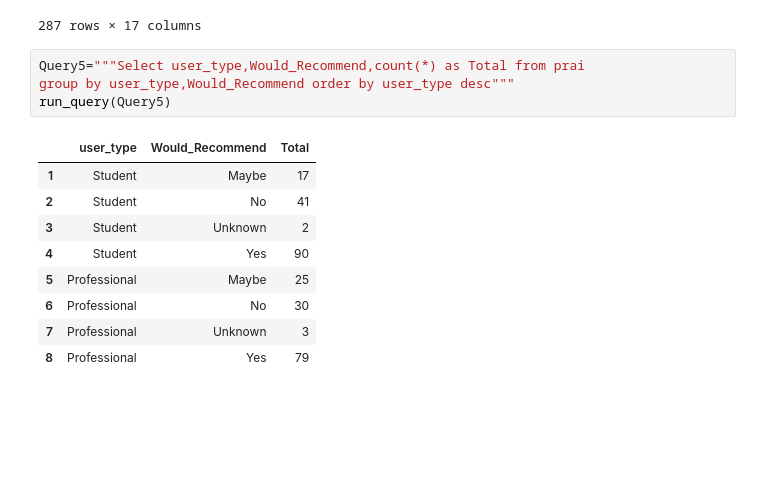
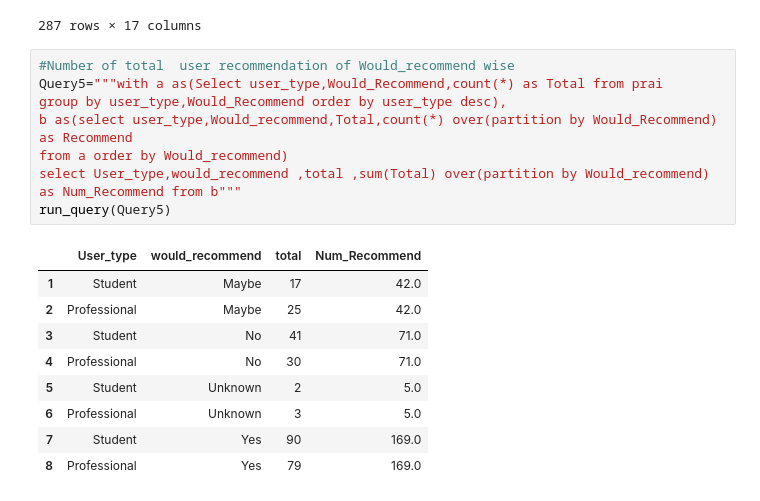
Before and after one commit to Ansh-3121/Ai-usages-impact-on-student-and-professionals, a Jupyter notebook: SqlQueries.ipynb, the cells around one changed output. Drawn from its saved outputs; the diff is of its cells as text; blank space fills up the shorter version.

Commit message:
Analysis recommendation

```diff
--- a/SqlQueries.ipynb
+++ b/SqlQueries.ipynb
@@ -81,16 +87,20 @@ run_query(Query4)
 | 287 | U0130 | M | USA | Professional | Diploma | 36 | 6,766.00 | ChatGPT | ... |
 287 rows × 17 columns
 # %%
-Query5="""Select user_type,Would_Recommend,count(*) as Total from prai
-group by user_type,Would_Recommend order by user_type desc"""
+#Number of total  user recommendation of Would_recommend wise
+Query5="""with a as(Select user_type,Would_Recommend,count(*) as Total from prai
+group by user_type,Would_Recommend order by user_type desc),
+b as(select user_type,Would_recommend,Total,count(*) over(partition by Would_Recommend) as Recommend
+from a order by Would_recommend)
+select User_type,would_recommend ,total ,sum(Total) over(partition by Would_recommend) as Num_Recommend from b"""
 run_query(Query5)
 # %% [output]
-|  | user_type | Would_Recommend | Total |
-| 1 | Student | Maybe | 17 |
-| 2 | Student | No | 41 |
-| 3 | Student | Unknown | 2 |
-| 4 | Student | Yes | 90 |
-| 5 | Professional | Maybe | 25 |
-| 6 | Professional | No | 30 |
-| 7 | Professional | Unknown | 3 |
-| 8 | Professional | Yes | 79 |
+|  | User_type | would_recommend | total | Num_Recommend |
+| 1 | Student | Maybe | 17 | 42.0 |
+| 2 | Professional | Maybe | 25 | 42.0 |
+| 3 | Student | No | 41 | 71.0 |
+| 4 | Professional | No | 30 | 71.0 |
+| 5 | Student | Unknown | 2 | 5.0 |
+| 6 | Professional | Unknown | 3 | 5.0 |
+| 7 | Student | Yes | 90 | 169.0 |
+| 8 | Professional | Yes | 79 | 169.0 |
```
Also changed, not shown: parts of 2 cells of this notebook.
